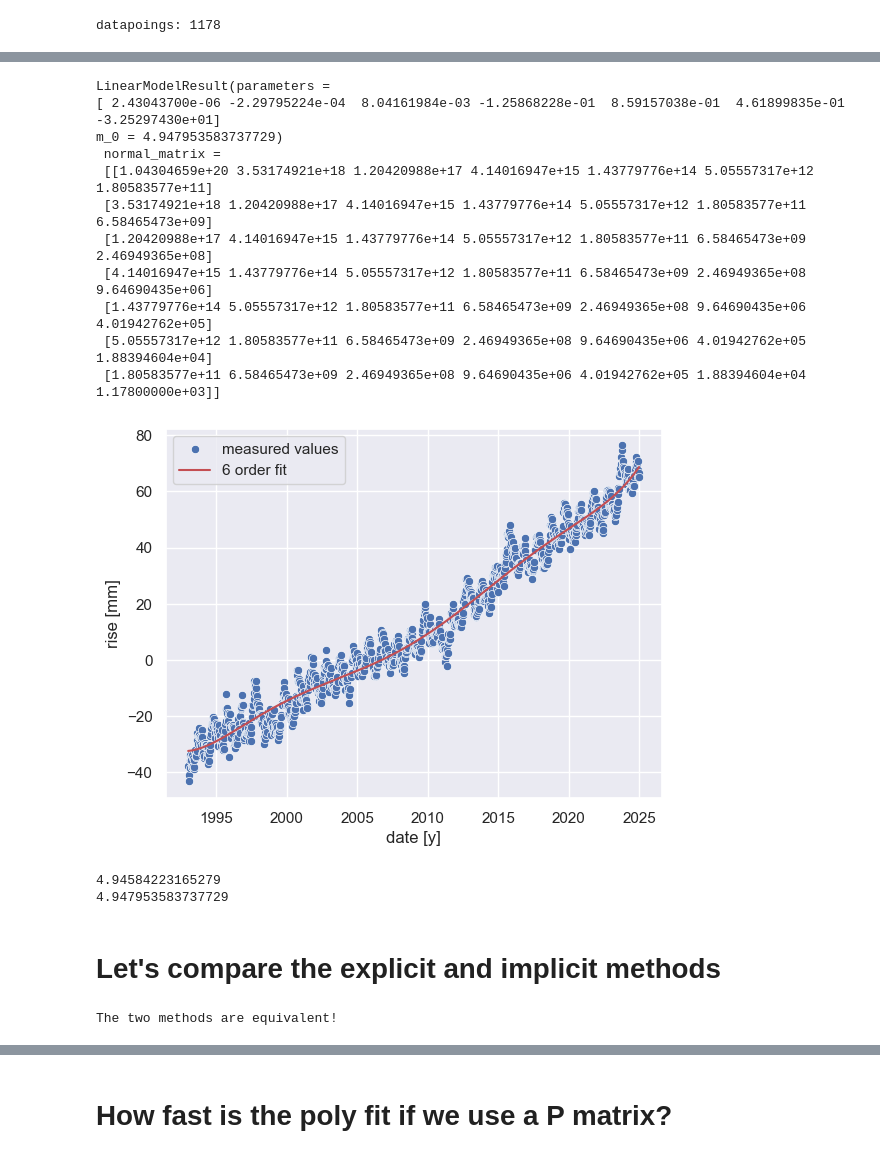
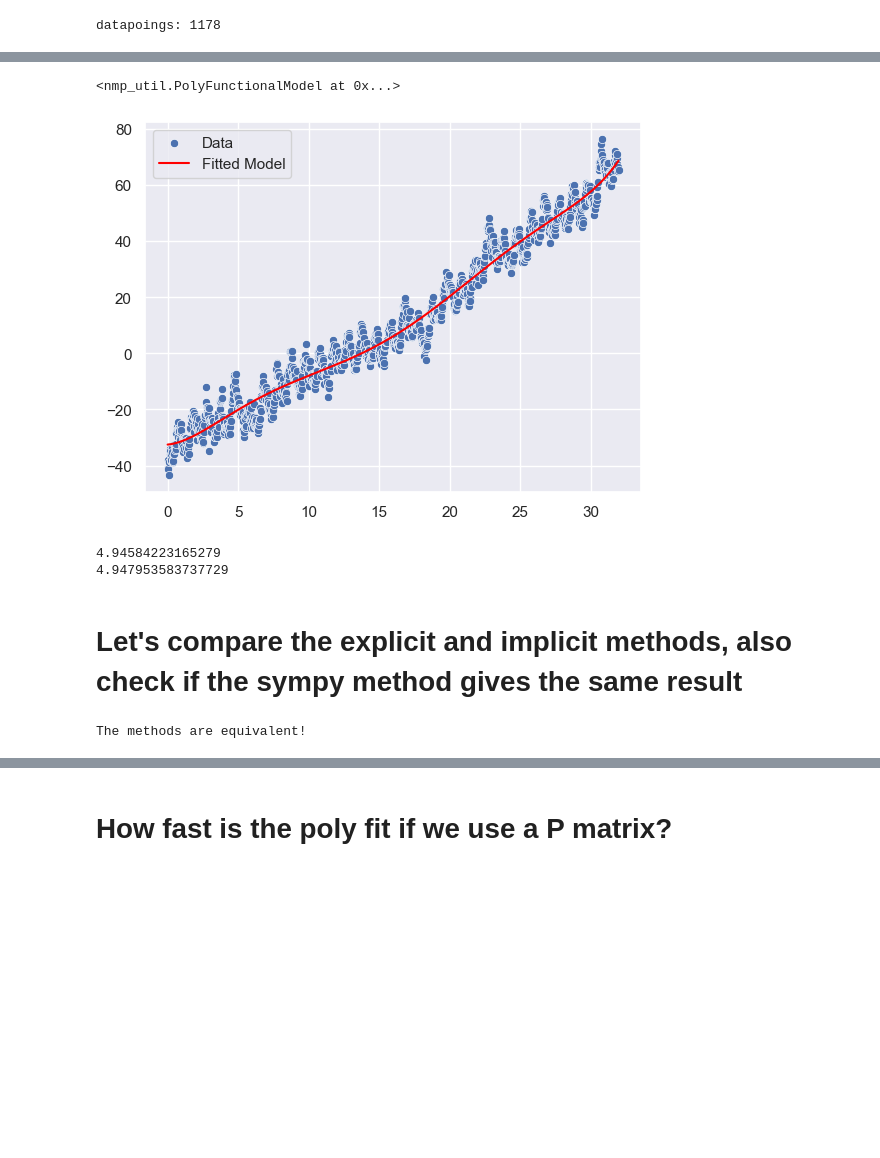
Before and after one commit to SecretGmG/nmp_exercises, a Jupyter notebook: ex_03/Sigrist_Serie_3.ipynb, the cells around one changed output, grey strips where cells are left out. Drawn from its saved outputs; the diff is of its cells as text; code cells hidden in the pictures; blank space fills up the shorter version.

```diff
--- a/ex_03/Sigrist_Serie_3.ipynb
+++ b/ex_03/Sigrist_Serie_3.ipynb
@@ -62,19 +62,19 @@ standard deviation : 29.023724612643935
 # %%
-first_order_fit = nmp_util.poly_fit(data['date [y]'], data['rise [mm]'], 1)
+first_order = nmp_util.PolyFunctionalModel(1)
 
-display(first_order_fit)
+first_order.fit(data['date [y]'], data['rise [mm]'])
 
 x_center = data['date [y]'].mean()
 y_center = data['rise [mm]'].mean()
 
-data['linear fit [mm]'] = np.polyval(first_order_fit.parameters, data['date [y]'])
+data['linear fit [mm]'] = first_order(data['date [y]'])
+
 plt.title('Sea level rise')
-sns.scatterplot(data, x = 'date [y]', y = 'rise [mm]', label = 'measured values')
-plt.scatter(x_center, y_center, label = 'center')
-sns.lineplot(data, x = 'date [y]', y = 'linear fit [mm]', c = 'r', label = 'first order fit')
+first_order.plot()
+sns.scatterplot(x = [x_center], y = [y_center], label = 'center')
 plt.show()
 
 
-y_pred = np.polyval(first_order_fit.parameters, x_center)
+y_pred = np.polyval(first_order.parameters, x_center)
 assert np.isclose(y_pred, y_center)
 # %% [output]
@@ -88,20 +82,19 @@ m_0 = 5.871333313179548)
 # %%
 data['relative date [y]'] = data['date [y]'] - data['date [y]'].min()
 
-first_order_fit = nmp_util.poly_fit(data['relative date [y]'], data['rise [mm]'], 1)
+first_order.fit(data['relative date [y]'], data['rise [mm]'])
 
-display(first_order_fit)
+display(first_order)
 
 x_center = data['relative date [y]'].mean()
 y_center = data['rise [mm]'].mean()
 
-data['linear fit [mm]'] = np.polyval(first_order_fit.parameters, data['relative date [y]'])
+data['linear fit [mm]'] = first_order(data['relative date [y]'])
 plt.title('Sea level rise since begin of measurement')
-sns.scatterplot(data, x = 'relative date [y]', y = 'rise [mm]', label = 'measured values')
-sns.lineplot(data, x = 'relative date [y]', y = 'linear fit [mm]', c = 'r', label = 'first order fit')
+first_order.plot()
 plt.scatter(x_center, y_center, label = 'center')
 plt.show()
 
-y_pred = np.polyval(first_order_fit.parameters, x_center)
+y_pred = np.polyval(first_order.parameters, x_center)
 assert np.isclose(y_pred, y_center)
 # %% [output]
@@ -115,28 +103,19 @@ m_0 = 5.871333313179557)
 # %%
 order = 6
 
-poly_fit = nmp_util.poly_fit(data['relative date [y]'], data['rise [mm]'], order)
+poly_model = nmp_util.PolyFunctionalModel(order)
 
-display(poly_fit)
+poly_model.fit(data['relative date [y]'], data['rise [mm]'])
 
-data['poly fit [mm]'] = np.polyval(poly_fit.parameters, data['relative date [y]'])
+display(poly_model)
 
-sns.scatterplot(data, x = 'date [y]', y = 'rise [mm]', label = 'measured values')
-sns.lineplot(data, x = 'date [y]', y = 'poly fit [mm]', c = 'r', label = f'{order} order fit')
+data['poly fit [mm]'] = poly_model(data['relative date [y]'])
+
+poly_model.plot()
 plt.show()
 # %% [output]
-LinearModelResult(parameters =
-[ 2.43043700e-06 -2.29795224e-04  8.04161984e-03 -1.25868228e-01  8.59157038e-01  4.61899835e-01 -3.25297430e+01]
-m_0 = 4.947953583737729)
- normal_matrix =
- [[1.04304659e+20 3.53174921e+18 1.20420988e+17 4.14016947e+15 1.43779776e+14 5.05557317e+12 1.80583577e+11]
- [3.53174921e+18 1.20420988e+17 4.14016947e+15 1.43779776e+14 5.05557317e+12 1.80583577e+11 6.58465473e+09]
- [1.20420988e+17 4.14016947e+15 1.43779776e+14 5.05557317e+12 1.80583577e+11 6.58465473e+09 2.46949365e+08]
- [4.14016947e+15 1.43779776e+14 5.05557317e+12 1.80583577e+11 6.58465473e+09 2.46949365e+08 9.64690435e+06]
- [1.43779776e+14 5.05557317e+12 1.80583577e+11 6.58465473e+09 2.46949365e+08 9.64690435e+06 4.01942762e+05]
- [5.05557317e+12 1.80583577e+11 6.58465473e+09 2.46949365e+08 9.64690435e+06 4.01942762e+05 1.88394604e+04]
- [1.80583577e+11 6.58465473e+09 2.46949365e+08 9.64690435e+06 4.01942762e+05 1.88394604e+04 1.17800000e+03]]
+<nmp_util.PolyFunctionalModel at 0x...>
-[figure, old version]
+[figure, new version]
 # %%
 m_0_alternative = np.sqrt(((data['rise [mm]']**2).sum() - (data['rise [mm]']*data['poly fit [mm]']).sum()) / (len(data) - order))
 
@@ -146,20 +125,36 @@ print(poly_fit.rse)
 4.94584223165279
 4.947953583737729
 # %% [markdown]
-# Let's compare the explicit and implicit methods
+# Let's compare the explicit and implicit methods, also check if the sympy method gives the same result
 # %%
 np.random.seed(1)
 x = np.random.random(1000)
 y = np.random.random(1000)
 degree = 7
-direct_polyfit =    nmp_util.poly_fit(x,y,degree, method='direct')
-via_design_matrix = nmp_util.poly_fit(x,y,degree, method='design matrix')
 
-assert np.allclose(direct_polyfit.parameters, via_design_matrix.parameters), 'The two methods are not equivalent!'
-assert np.allclose(direct_polyfit.normal_matrix, via_design_matrix.normal_matrix), 'The two methods are not equivalent!'
-print('The two methods are equivalent!')
+direct = nmp_util.PolyFunctionalModel(degree, 'direct')
+direct.fit(x, y)
+
+design_matrix = nmp_util.PolyFunctionalModel(degree, 'design matrix')
+design_matrix.fit(x, y)
+
+x_sym = sympy.Symbol('x')
+a_gen = sympy.numbered_symbols('a', start=0)
+a_i = [next(a_gen) for _ in range(degree+1)]
+function = sum(a_i[i] * x_sym**i for i in range(degree+1))
+
+sympy_model = nmp_util.SympyFunctionalModel(function, list(reversed(a_i)), x_sym)
+sympy_model.fit(x, y)
+
+
+assert np.allclose(direct.parameters, design_matrix.parameters), 'The methods are not equivalent!'
+assert np.allclose(direct.normal_matrix, design_matrix.normal_matrix), 'The methods are not equivalent!'
+assert np.allclose(direct.parameters, sympy_model.parameters), 'The methods are not equivalent!'
+assert np.allclose(direct.normal_matrix, sympy_model.normal_matrix), 'The methods are not equivalent!'
+
+print('The methods are equivalent!')
 # %% [output]
-The two methods are equivalent!
+The methods are equivalent!
 # %%
 N = 500_000
 test_x = np.random.rand(N)
```
Also changed, not shown: parts of 9 cells of this notebook, 2 other files.
